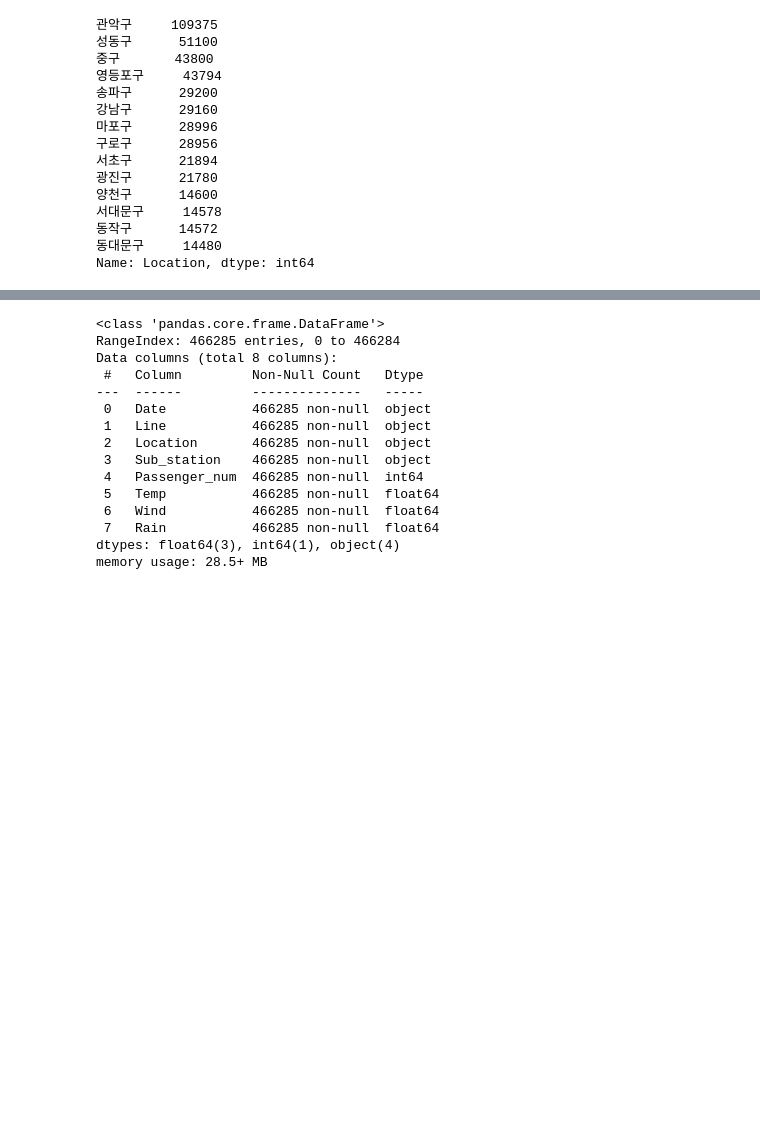
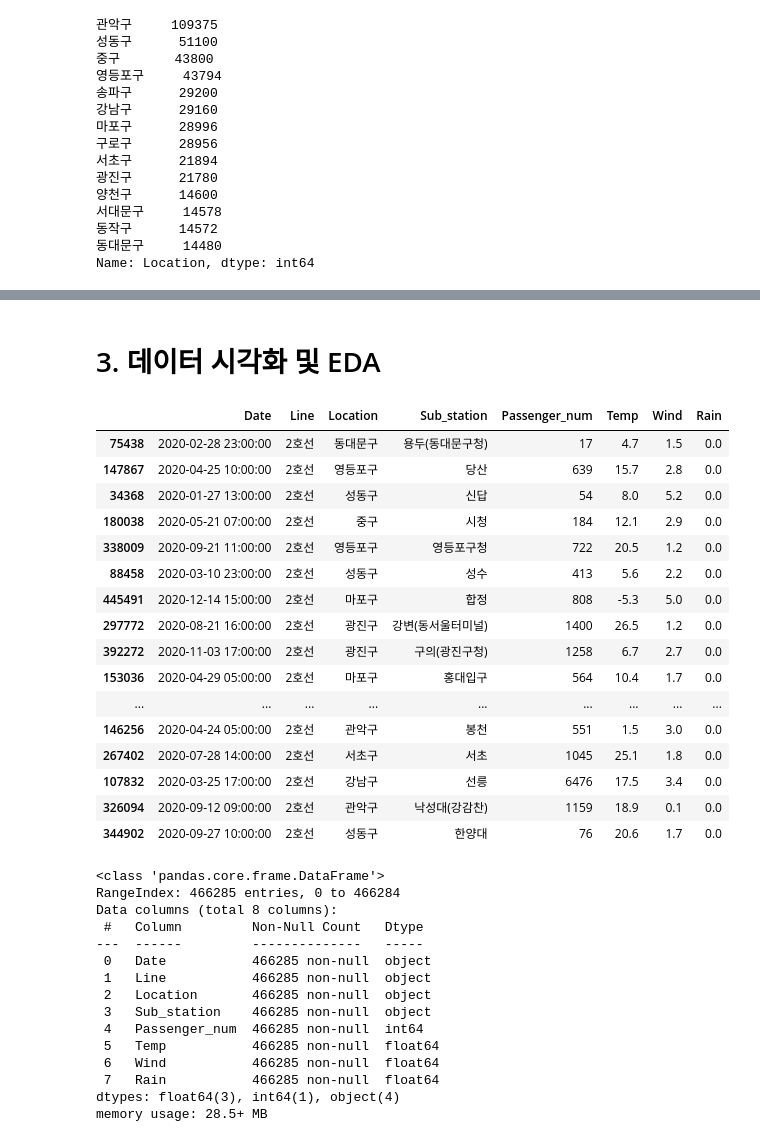
Before and after one commit to HyeongSeok-Park/Academy_Second_Project, a Jupyter notebook: 데이터 전처리 및 시각화.ipynb, the cells around one changed output, grey strips where cells are left out. Drawn from its saved outputs; the diff is of its cells as text; code cells hidden in the pictures; blank space fills up the shorter version.

```diff
--- a/데이터 전처리 및 시각화.ipynb
+++ b/데이터 전처리 및 시각화.ipynb
@@ -592,0 +610,2 @@ Name: Location, dtype: int64
+# %% [markdown]
+# 3. 데이터 시각화 및 EDA
@@ -593,3 +617,24 @@ Name: Location, dtype: int64
+# %%
+# EDA (탐색적 데이터 분석)
+total_data.sample(20)
+# %% [output]
+|  | Date | Line | Location | Sub_station | Passenger_num | Temp | Wind | Rain |
+| 75438 | 2020-02-28 23:00:00 | 2호선 | 동대문구 | 용두(동대문구청) | 17 | 4.7 | 1.5 | 0.0 |
+| 147867 | 2020-04-25 10:00:00 | 2호선 | 영등포구 | 당산 | 639 | 15.7 | 2.8 | 0.0 |
+| 34368 | 2020-01-27 13:00:00 | 2호선 | 성동구 | 신답 | 54 | 8.0 | 5.2 | 0.0 |
+| 180038 | 2020-05-21 07:00:00 | 2호선 | 중구 | 시청 | 184 | 12.1 | 2.9 | 0.0 |
+| 338009 | 2020-09-21 11:00:00 | 2호선 | 영등포구 | 영등포구청 | 722 | 20.5 | 1.2 | 0.0 |
+| 88458 | 2020-03-10 23:00:00 | 2호선 | 성동구 | 성수 | 413 | 5.6 | 2.2 | 0.0 |
+| 445491 | 2020-12-14 15:00:00 | 2호선 | 마포구 | 합정 | 808 | -5.3 | 5.0 | 0.0 |
+| 297772 | 2020-08-21 16:00:00 | 2호선 | 광진구 | 강변(동서울터미널) | 1400 | 26.5 | 1.2 | 0.0 |
+| 392272 | 2020-11-03 17:00:00 | 2호선 | 광진구 | 구의(광진구청) | 1258 | 6.7 | 2.7 | 0.0 |
+| 153036 | 2020-04-29 05:00:00 | 2호선 | 마포구 | 홍대입구 | 564 | 10.4 | 1.7 | 0.0 |
+| ... | ... | ... | ... | ... | ... | ... | ... | ... |
+| 146256 | 2020-04-24 05:00:00 | 2호선 | 관악구 | 봉천 | 551 | 1.5 | 3.0 | 0.0 |
+| 267402 | 2020-07-28 14:00:00 | 2호선 | 서초구 | 서초 | 1045 | 25.1 | 1.8 | 0.0 |
+| 107832 | 2020-03-25 17:00:00 | 2호선 | 강남구 | 선릉 | 6476 | 17.5 | 3.4 | 0.0 |
+| 326094 | 2020-09-12 09:00:00 | 2호선 | 관악구 | 낙성대(강감찬) | 1159 | 18.9 | 0.1 | 0.0 |
+| 344902 | 2020-09-27 10:00:00 | 2호선 | 성동구 | 한양대 | 76 | 20.6 | 1.7 | 0.0 |
 # %%
 total_data.info()
 # %% [output]
```
Also changed, not shown: parts of 5 cells of this notebook.
